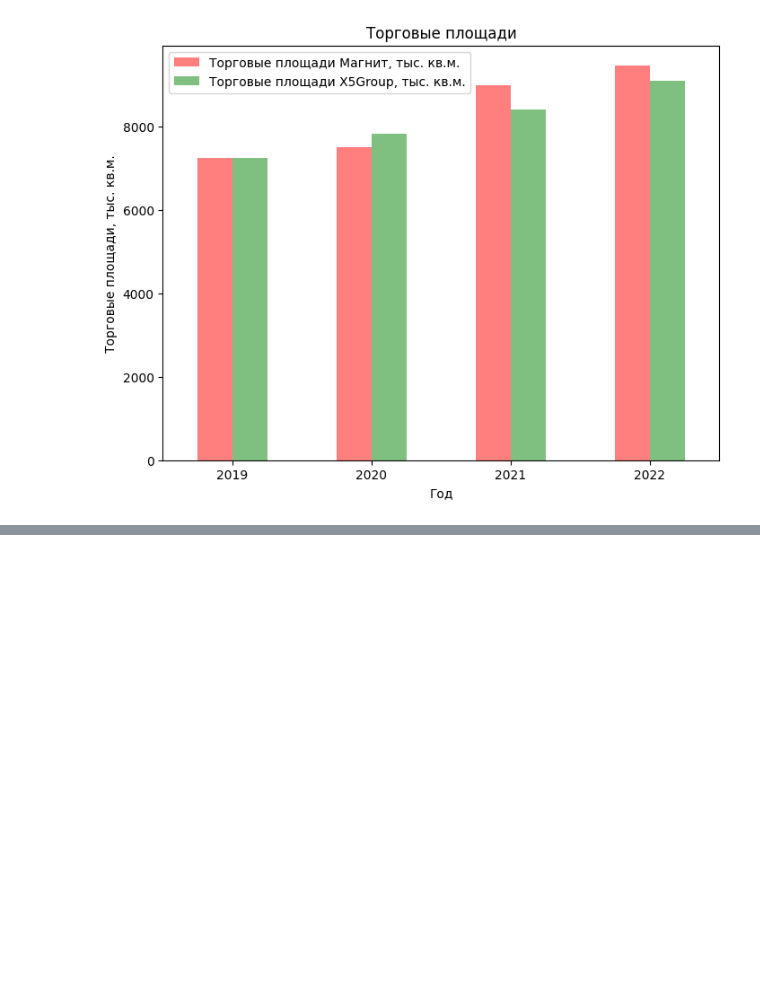
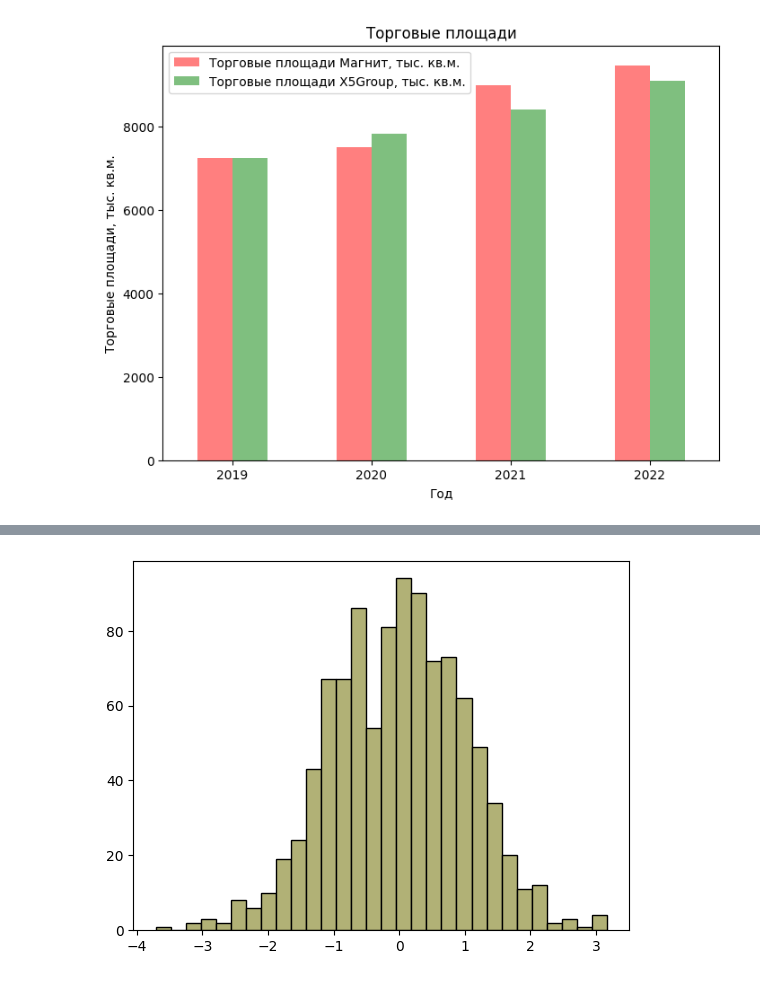
Before and after one commit to Putinka1993/notes, a Jupyter notebook: jupyter notebook/matplotlib/mathplotlib2.ipynb, the cells around one changed output, grey strips where cells are left out. Saved outputs shown, nothing was run; the diff lists cells and outputs as text; code cells hidden in the pictures; blank space fills up the shorter version.

```diff
--- a/jupyter notebook/matplotlib/mathplotlib2.ipynb
+++ b/jupyter notebook/matplotlib/mathplotlib2.ipynb
@@ -87,0 +96,5 @@ df.plot(kind='bar', x='Год', xlabel='Год', ylabel='Торговые пло
+# %%
+plt.hist(x=arr, bins=30, edgecolor='black', color='#B1B176')
+plt.show()
+# %% [output]
+[figure, added]
```
Also changed, not shown: parts of 8 cells of this notebook, 2 other files.
